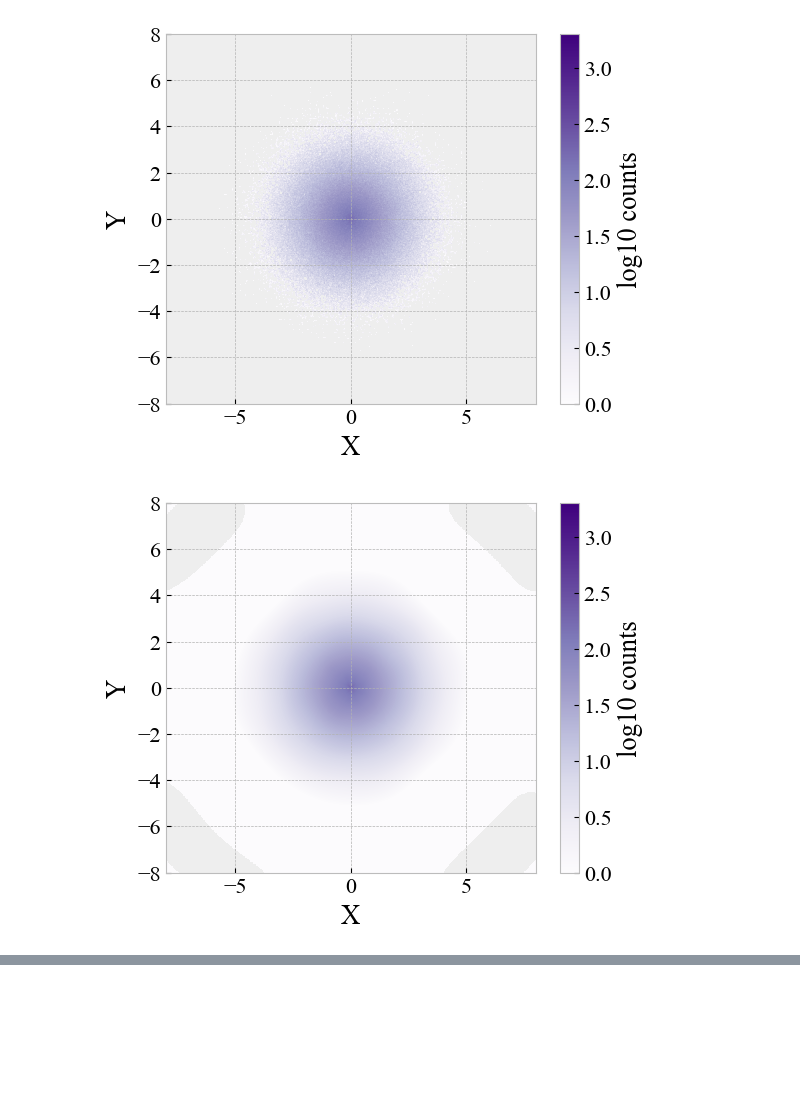
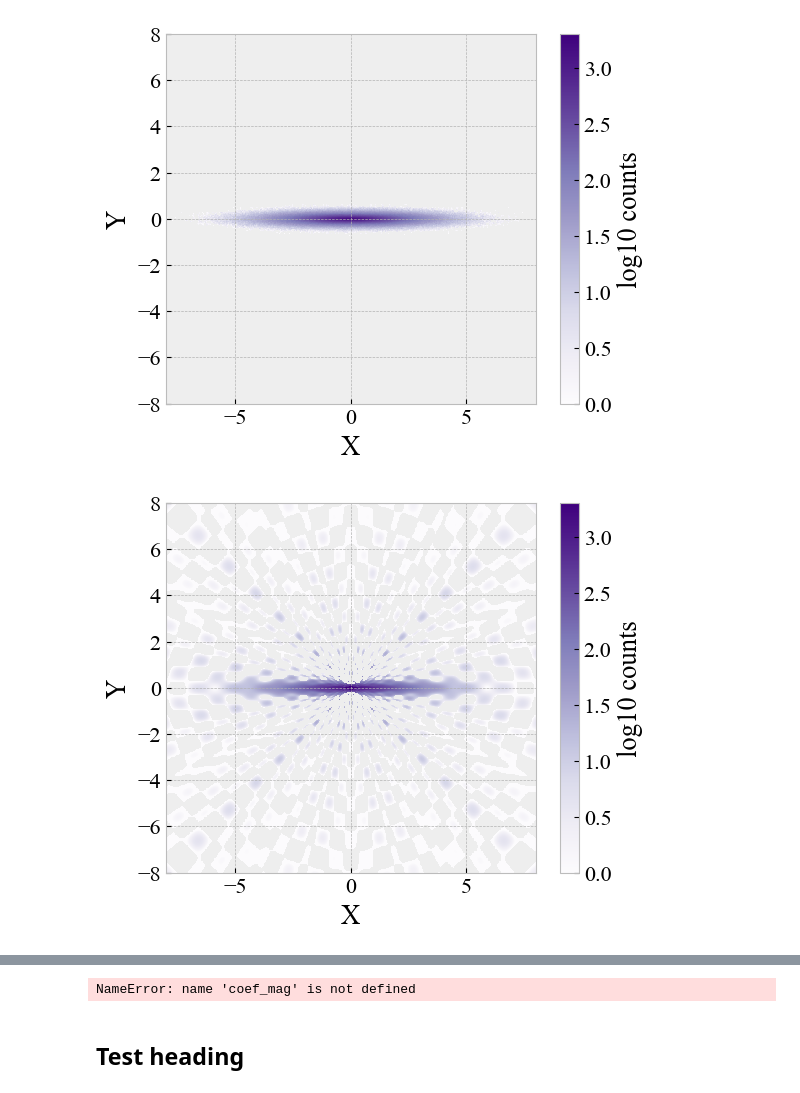
Before and after one commit to michael-petersen/GalaxyIncIinations, a Jupyter notebook: doc1.ipynb, the cells around one changed output, grey strips where cells are left out. Cells and saved outputs as stored; diff of their text form; code cells hidden in the pictures; blank space fills up the shorter version.

```diff
--- a/doc1.ipynb
+++ b/doc1.ipynb
@@ -10,21 +10,22 @@ plt.rcParams["font.family"] = "Times New Roman"
 plt.style.use('bmh')
 
 # if DiscModel is in a different file
-from DiscModel import DiscGalaxy
+from src.DiscModel import DiscGalaxy
 
 N = 1000000 # number of stars in the disc
 # a is the scale length of the disc in kpc
 a = 1.0
 D = DiscGalaxy(N=N,a=a)
 
-inclinationvalue = 0 # no inclination to start (face-on) , in degrees
+inclinationvalue = 85.
+# no inclination to start (face-on) , in degrees
 D.rotate_disc(inclinationvalue,0,0)
 
 # this image is tough to expand (but more realistic)
-D.generate_image(rmax=20.,nbins=64,noiselevel=0.)
+D.generate_image(rmax=20.,nbins=64,noiselevel=0.5)
 
 # this image is easier to expand (but less realistic): a good starting point
-D.generate_image(rmax=8.,nbins=512,noiselevel=0.)
+D.generate_image(rmax=8.,nbins=512,noiselevel=0.5)
 
 
 E = D.make_expansion(10, 10, a)
@@ -38,7 +39,7 @@ plt.show()
 
 # make the FLEX expansion: mmax=10, nmax=10
 # this is a good starting point, but you can increase or decrease mmax and nmax to see what happens
-E1 = D.make_expansion(10,10,a,noisy=False)
+E1 = D.make_expansion(50,50,a,noisy=False)
 
 # (re)construct an image from the expansion coefficients
 E1.laguerre_reconstruction(D.r,D.p)
@@ -77,7 +78,7 @@ print(E.sincoefs)
 
 import matplotlib.pyplot as plt
 import numpy as np
-from DiscModel import DiscGalaxy
+from src.DiscModel import DiscGalaxy
 
 # Parameters
 N = 1_000_000
@@ -131,39 +132,39 @@ rmax = 8.
 nbins = 512
 mmax = 10
 nmax = 10
-inclinations = np.linspace(0, 85, 14)  # Inclination angles from 0 to 85 degrees
+inclinations = np.linspace(0, 90, 14)  # Inclination angles from 0 to 85 degrees
 colormap = plt.cm.viridis(np.linspace(0, 1, len(inclinations)))
 # Store results
 results = []
 
 for inc in inclinations:
     D = DiscGalaxy(N=N, a=a)
     D.rotate_disc(inc, 0, 0)
     D.generate_image(rmax=rmax, nbins=nbins, noiselevel=0.)
     E = D.make_expansion(mmax, nmax, a)
 
     coef_mag = np.sqrt(E.coscoefs**2 + E.sincoefs**2)
     m_power = np.sum(coef_mag, axis=1)
     total_power = np.sum(m_power)
     frac_power = m_power / total_power
 
     results.append({
         "inclination": inc,
         "m_power": m_power,
         "frac_power": frac_power
     })
 
 # Plot fractional power vs inclination for each m
 for m in range(mmax+1):
     plt.plot([r["inclination"] for r in results],
              [r["frac_power"][m] for r in results],
              marker='o', label=f"m={m}", color=colormap[m])
 
 plt.xlabel("Inclination angle (deg)")
 plt.ylabel("Fractional power in m")
 plt.legend()
 plt.title("How Laguerre m modes depend on inclination")
 plt.show()
 # %% [output]
-[figure, old version]
+[figure, new version]
-[figure, old version]
+[figure, new version]
@@ -188,0 +190,6 @@ plt.show()
+# %%
+coef_mag
+# %% [output]
+NameError: name 'coef_mag' is not defined
+# %% [markdown]
+## Test heading
```
Also changed, not shown: parts of 1 cell of this notebook, 3 other files.
